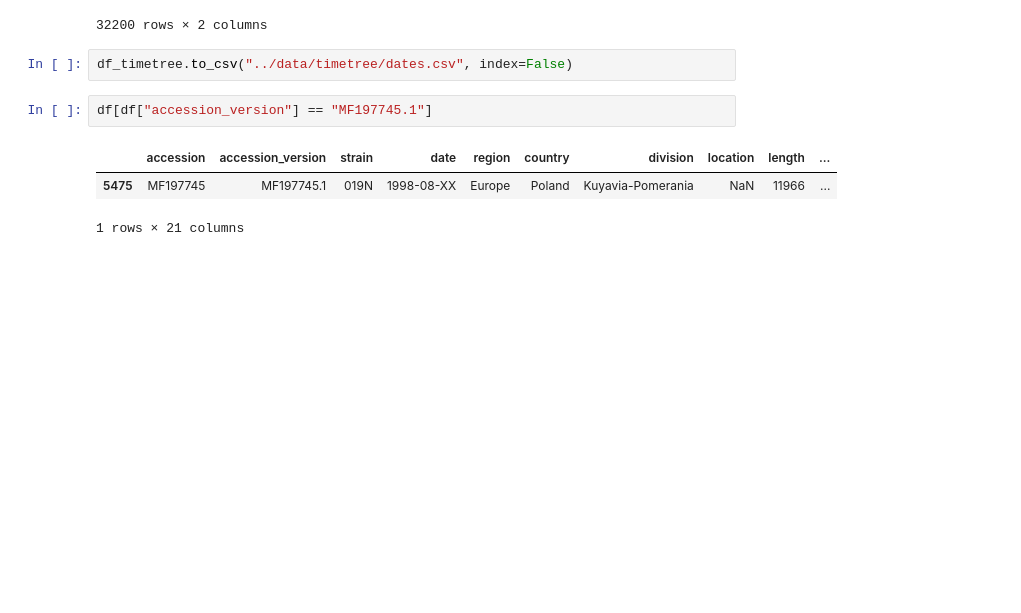
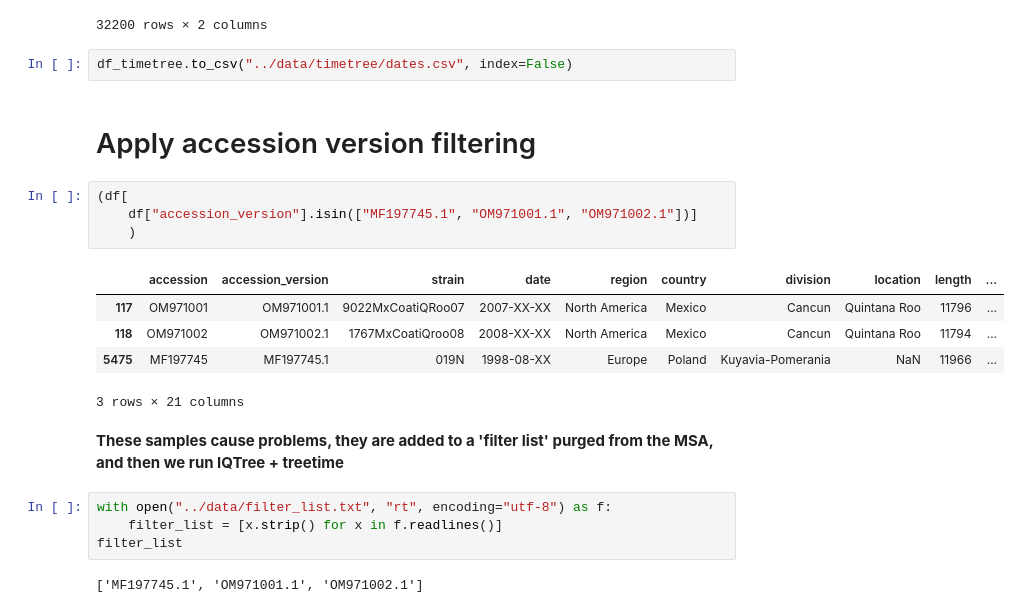
Before and after one commit to prince-ravi-leow/mol_evol_phylo_proj, a Jupyter notebook: notebook/EDA.ipynb, the cells around one changed output. Saved outputs shown, nothing was run; the diff lists cells and outputs as text; blank space fills up the shorter version.

```diff
--- a/notebook/EDA.ipynb
+++ b/notebook/EDA.ipynb
@@ -288,9 +290,23 @@ df_timetree
 32200 rows × 2 columns
 # %%
 df_timetree.to_csv("../data/timetree/dates.csv", index=False)
+# %% [markdown]
+# Apply accession version filtering
 # %%
-df[df["accession_version"] == "MF197745.1"]
+(df[
+    df["accession_version"].isin(["MF197745.1", "OM971001.1", "OM971002.1"])]
+    )
 # %% [output]
 |  | accession | accession_version | strain | date | region | country | division | location | length | ... |
+| 117 | OM971001 | OM971001.1 | 9022MxCoatiQRoo07 | 2007-XX-XX | North America | Mexico | Cancun | Quintana Roo | 11796 | ... |
+| 118 | OM971002 | OM971002.1 | 1767MxCoatiQroo08 | 2008-XX-XX | North America | Mexico | Cancun | Quintana Roo | 11794 | ... |
 | 5475 | MF197745 | MF197745.1 | 019N | 1998-08-XX | Europe | Poland | Kuyavia-Pomerania | NaN | 11966 | ... |
-1 rows × 21 columns
+3 rows × 21 columns
+# %% [markdown]
+**These samples cause problems, they are added to a 'filter list' purged from the MSA, and then we run IQTree + treetime**
+# %%
+with open("../data/filter_list.txt", "rt", encoding="utf-8") as f:
+    filter_list = [x.strip() for x in f.readlines()]
+filter_list
+# %% [output]
+['MF197745.1', 'OM971001.1', 'OM971002.1']
```
Also changed, not shown: parts of 3 cells of this notebook, 2 other files.
